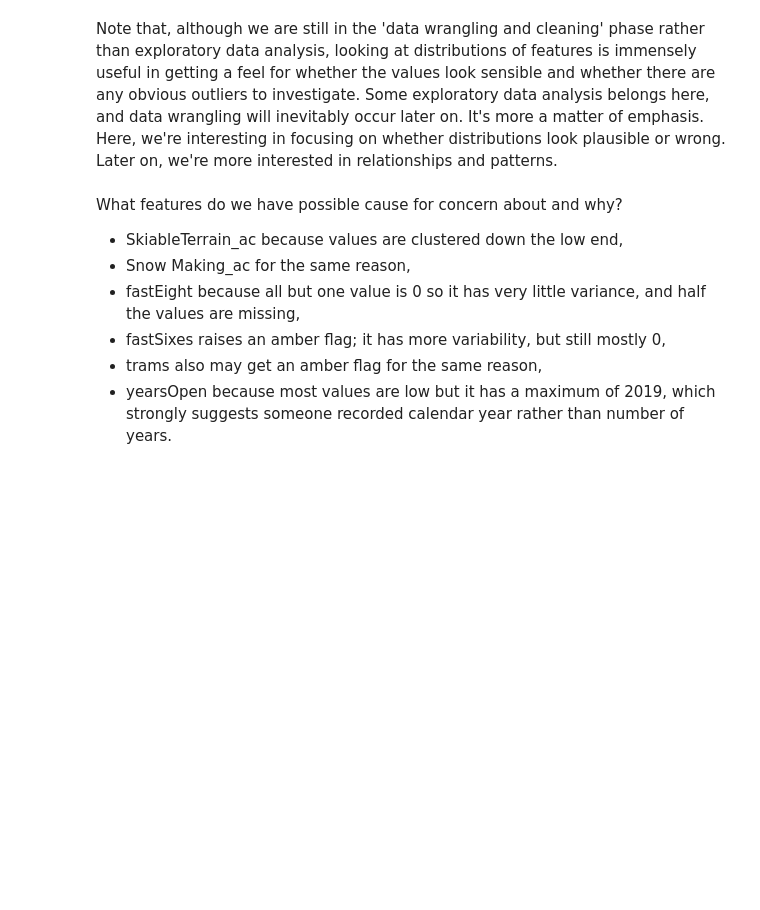
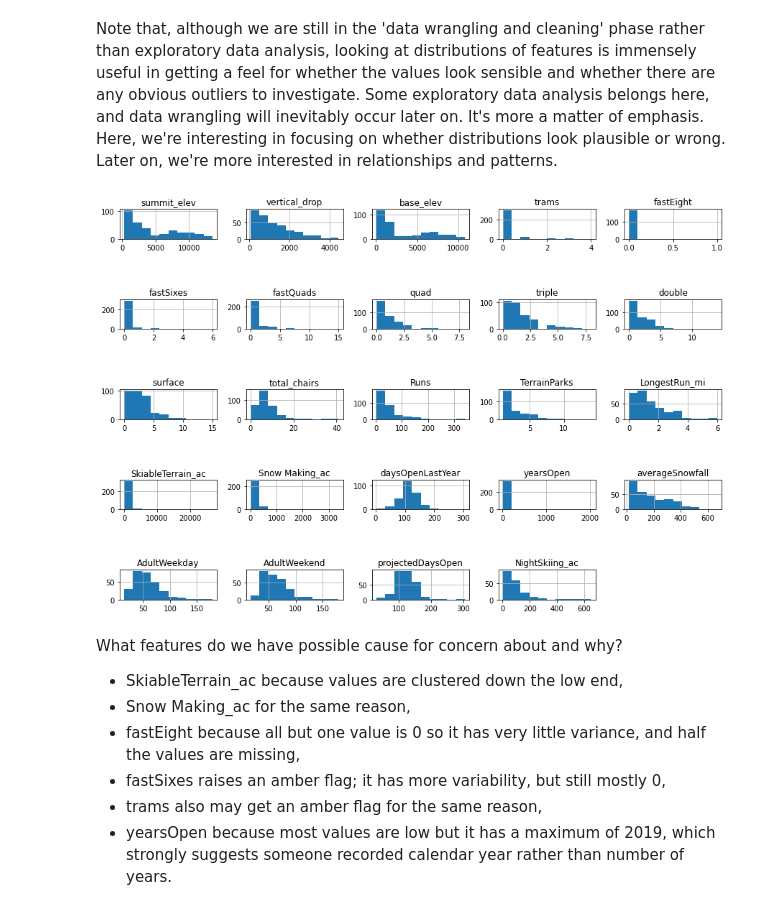
Before and after one commit to edk3742/DataScienceGuidedCapstone, a Jupyter notebook: Notebooks/02_data_wrangling.ipynb, the cells around one changed output. Cells and saved outputs as stored; diff of their text form; code cells hidden in the pictures; blank space fills up the shorter version.

```diff
--- a/Notebooks/02_data_wrangling.ipynb
+++ b/Notebooks/02_data_wrangling.ipynb
@@ -489,12 +509,14 @@ Note that, although we are still in the 'data wrangling and cleaning' phase rath
 # %%
 #Code task 18#
 #Call ski_data's `hist` method to plot histograms of each of the numeric features
 #Try passing it an argument figsize=(15,10)
 #Try calling plt.subplots_adjust() with an argument hspace=0.5 to adjust the spacing
 #It's important you create legible and easy-to-read plots
-ski_data.___(___)
-#plt.subplots_adjust(hspace=___);
+ski_data.hist(figsize=(15,10))
+plt.subplots_adjust(hspace=2);
 #Hint: notice how the terminating ';' "swallows" some messy output and leads to a tidier notebook
+# %% [output]
+[figure, added]
 # %% [markdown]
 What features do we have possible cause for concern about and why?
 
```
Also changed, not shown: parts of 20 cells of this notebook, 2 other files.
